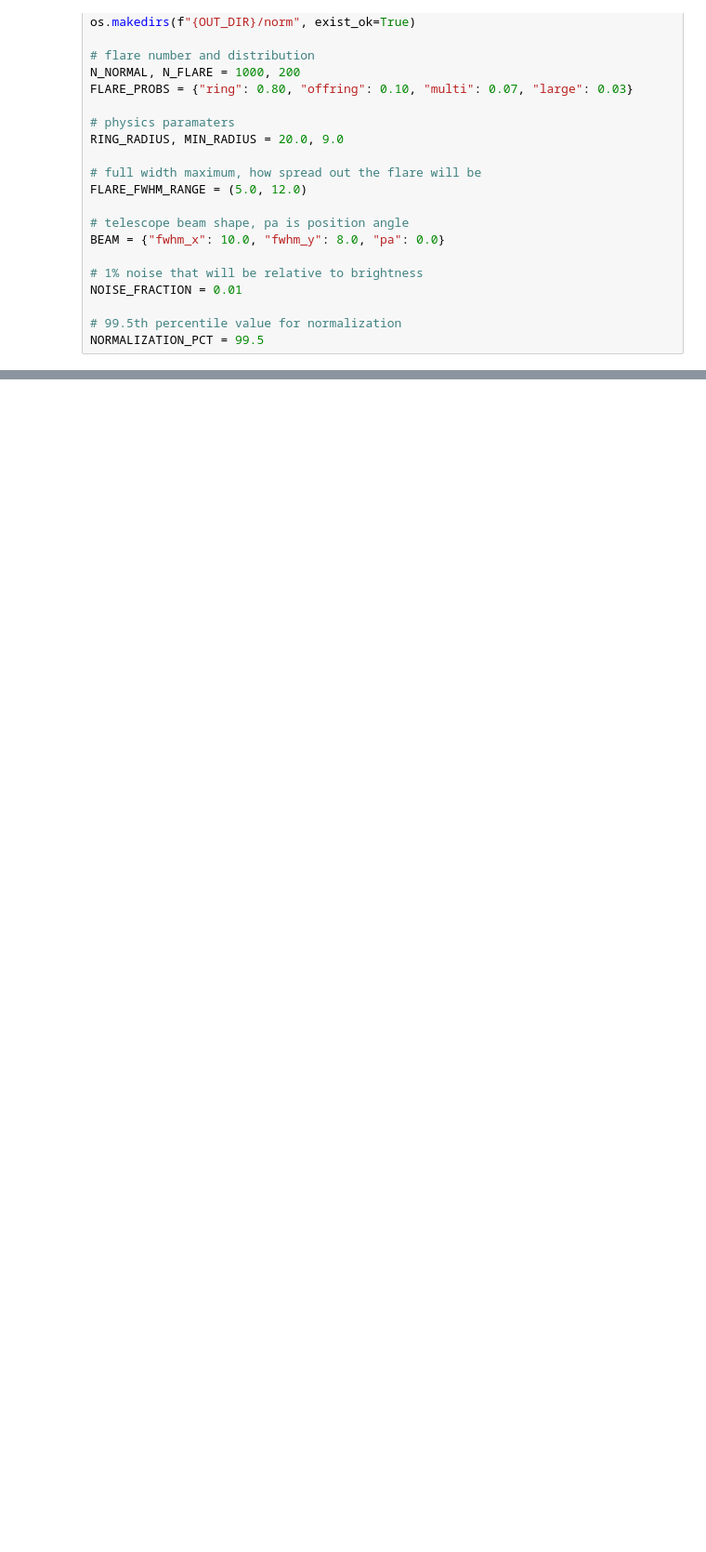
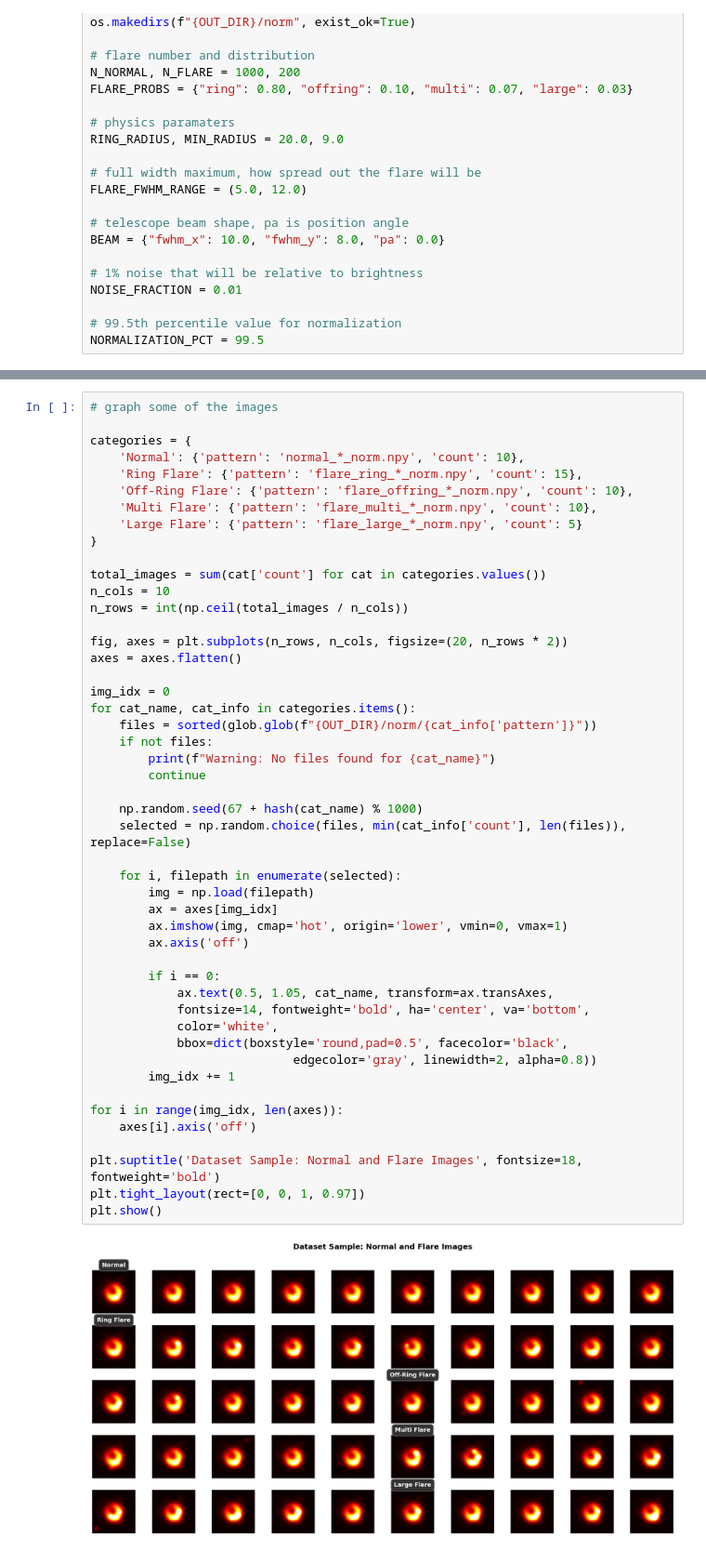
Before and after one commit to salmanilm/qae-eht-m87-flares, a Jupyter notebook: qae-eht-m87-flares/notebooks/01_data_synthesis.ipynb, the cells around one changed output, grey strips where cells are left out. Shown at 93% size. Drawn from its saved outputs; the diff is of its cells as text; blank space fills up the shorter version.

```diff
--- a/qae-eht-m87-flares/notebooks/01_data_synthesis.ipynb
+++ b/qae-eht-m87-flares/notebooks/01_data_synthesis.ipynb
@@ -435,0 +399,50 @@ Median peak brightness:
+# %%
+# graph some of the images
+
+categories = {
+    'Normal': {'pattern': 'normal_*_norm.npy', 'count': 10},
+    'Ring Flare': {'pattern': 'flare_ring_*_norm.npy', 'count': 15},
+    'Off-Ring Flare': {'pattern': 'flare_offring_*_norm.npy', 'count': 10},
+    'Multi Flare': {'pattern': 'flare_multi_*_norm.npy', 'count': 10},
+    'Large Flare': {'pattern': 'flare_large_*_norm.npy', 'count': 5}
+}
+
+total_images = sum(cat['count'] for cat in categories.values())
+n_cols = 10
+n_rows = int(np.ceil(total_images / n_cols))
+
+fig, axes = plt.subplots(n_rows, n_cols, figsize=(20, n_rows * 2))
+axes = axes.flatten()
+
+img_idx = 0
+for cat_name, cat_info in categories.items():
+    files = sorted(glob.glob(f"{OUT_DIR}/norm/{cat_info['pattern']}"))
+    if not files:
+        print(f"Warning: No files found for {cat_name}")
+        continue
+
+    np.random.seed(67 + hash(cat_name) % 1000)
+    selected = np.random.choice(files, min(cat_info['count'], len(files)), replace=False)
+
+    for i, filepath in enumerate(selected):
+        img = np.load(filepath)
+        ax = axes[img_idx]
+        ax.imshow(img, cmap='hot', origin='lower', vmin=0, vmax=1)
+        ax.axis('off')
+
+        if i == 0:
+            ax.text(0.5, 1.05, cat_name, transform=ax.transAxes,
+            fontsize=14, fontweight='bold', ha='center', va='bottom',
+            color='white',
+            bbox=dict(boxstyle='round,pad=0.5', facecolor='black',
+                            edgecolor='gray', linewidth=2, alpha=0.8))
+        img_idx += 1
+
+for i in range(img_idx, len(axes)):
+    axes[i].axis('off')
+
+plt.suptitle('Dataset Sample: Normal and Flare Images', fontsize=18, fontweight='bold')
+plt.tight_layout(rect=[0, 0, 1, 0.97])
+plt.show()
+# %% [output]
+[figure, added]
```
Also changed, not shown: parts of 5 cells of this notebook.
